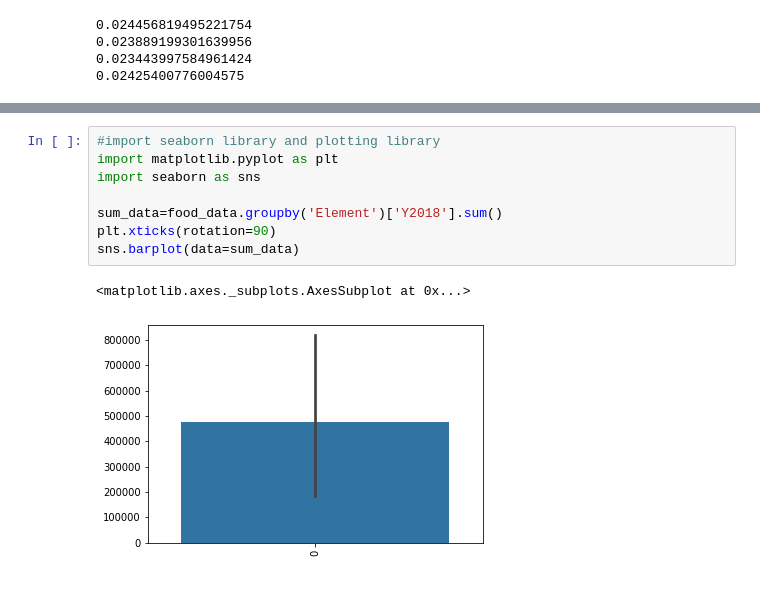
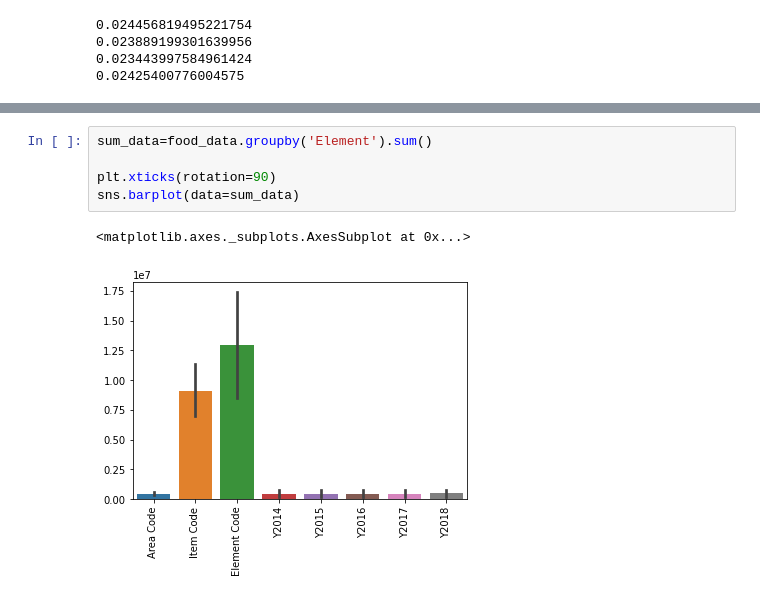
Before and after one commit to SonolaMoyo/HamoyeSummer2022, a Jupyter notebook: summerStageAQuiz.ipynb, the cells around one changed output, grey strips where cells are left out. Drawn from its saved outputs; the diff is of its cells as text.

```diff
--- a/summerStageAQuiz.ipynb
+++ b/summerStageAQuiz.ipynb
@@ -126,13 +157,10 @@ food_data.groupby('Area').sum()
 | Zambia | 364201 | 3892801 | 5638889 | 99318.53 | 96214.00 | 97728.69 | 103223.77 | 101604.27 |
 | Zimbabwe | 252133 | 3739292 | 5346770 | 78366.34 | 74041.79 | 75638.88 | 75919.34 | 76581.41 |
 # %%
-#import seaborn library and plotting library
-import matplotlib.pyplot as plt
-import seaborn as sns
+sum_data=food_data.groupby('Element').sum()
 
-sum_data=food_data.groupby('Element')['Y2018'].sum()
 plt.xticks(rotation=90)
 sns.barplot(data=sum_data)
 # %% [output]
 <matplotlib.axes._subplots.AxesSubplot at 0x...>
-[figure, old version]
+[figure, new version]
```
Also changed, not shown: parts of 6 cells of this notebook.
